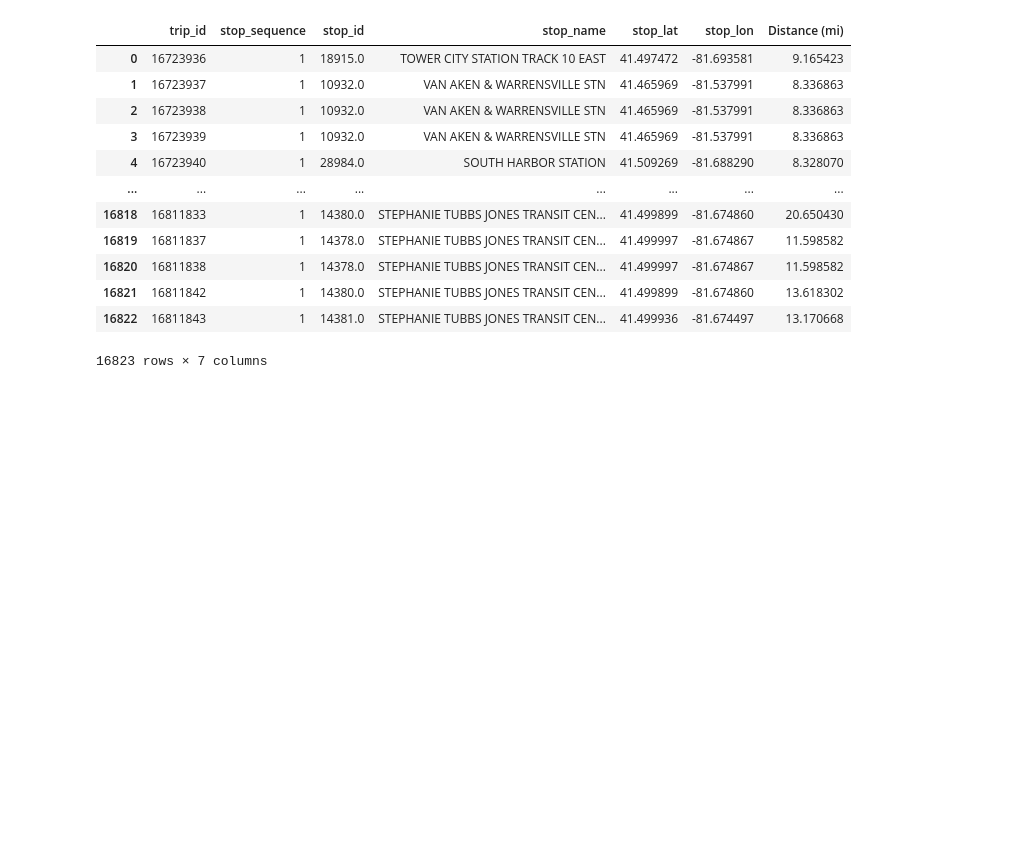
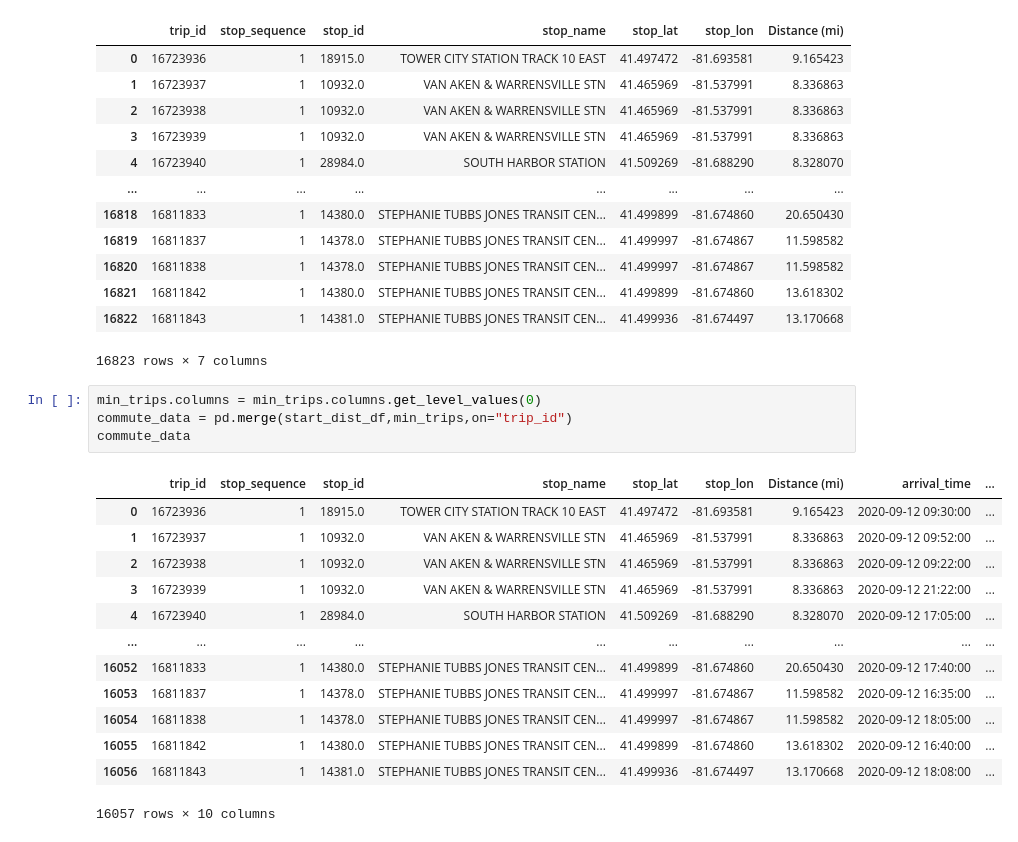
Before and after one commit to tanazimmer/Project1, a Jupyter notebook: bus_project.ipynb, the cells around one changed output. Cells and saved outputs as stored; diff of their text form; blank space fills up the shorter version.

```diff
--- a/bus_project.ipynb
+++ b/bus_project.ipynb
@@ -396,3 +396,21 @@ start_dist_df
 | 16821 | 16811842 | 1 | 14380.0 | STEPHANIE TUBBS JONES TRANSIT CEN... | 41.499899 | -81.674860 | 13.618302 |
 | 16822 | 16811843 | 1 | 14381.0 | STEPHANIE TUBBS JONES TRANSIT CEN... | 41.499936 | -81.674497 | 13.170668 |
 16823 rows × 7 columns
+# %%
+min_trips.columns = min_trips.columns.get_level_values(0)
+commute_data = pd.merge(start_dist_df,min_trips,on="trip_id")
+commute_data
+# %% [output]
+|  | trip_id | stop_sequence | stop_id | stop_name | stop_lat | stop_lon | Distance (mi) | arrival_time | ... |
+| 0 | 16723936 | 1 | 18915.0 | TOWER CITY STATION TRACK 10 EAST | 41.497472 | -81.693581 | 9.165423 | 2020-09-12 09:30:00 | ... |
+| 1 | 16723937 | 1 | 10932.0 | VAN AKEN & WARRENSVILLE STN | 41.465969 | -81.537991 | 8.336863 | 2020-09-12 09:52:00 | ... |
+| 2 | 16723938 | 1 | 10932.0 | VAN AKEN & WARRENSVILLE STN | 41.465969 | -81.537991 | 8.336863 | 2020-09-12 09:22:00 | ... |
+| 3 | 16723939 | 1 | 10932.0 | VAN AKEN & WARRENSVILLE STN | 41.465969 | -81.537991 | 8.336863 | 2020-09-12 21:22:00 | ... |
+| 4 | 16723940 | 1 | 28984.0 | SOUTH HARBOR STATION | 41.509269 | -81.688290 | 8.328070 | 2020-09-12 17:05:00 | ... |
+| ... | ... | ... | ... | ... | ... | ... | ... | ... | ... |
+| 16052 | 16811833 | 1 | 14380.0 | STEPHANIE TUBBS JONES TRANSIT CEN... | 41.499899 | -81.674860 | 20.650430 | 2020-09-12 17:40:00 | ... |
+| 16053 | 16811837 | 1 | 14378.0 | STEPHANIE TUBBS JONES TRANSIT CEN... | 41.499997 | -81.674867 | 11.598582 | 2020-09-12 16:35:00 | ... |
+| 16054 | 16811838 | 1 | 14378.0 | STEPHANIE TUBBS JONES TRANSIT CEN... | 41.499997 | -81.674867 | 11.598582 | 2020-09-12 18:05:00 | ... |
+| 16055 | 16811842 | 1 | 14380.0 | STEPHANIE TUBBS JONES TRANSIT CEN... | 41.499899 | -81.674860 | 13.618302 | 2020-09-12 16:40:00 | ... |
+| 16056 | 16811843 | 1 | 14381.0 | STEPHANIE TUBBS JONES TRANSIT CEN... | 41.499936 | -81.674497 | 13.170668 | 2020-09-12 18:08:00 | ... |
+16057 rows × 10 columns
```
Also changed, not shown: parts of 2 cells of this notebook, 1 other file.
